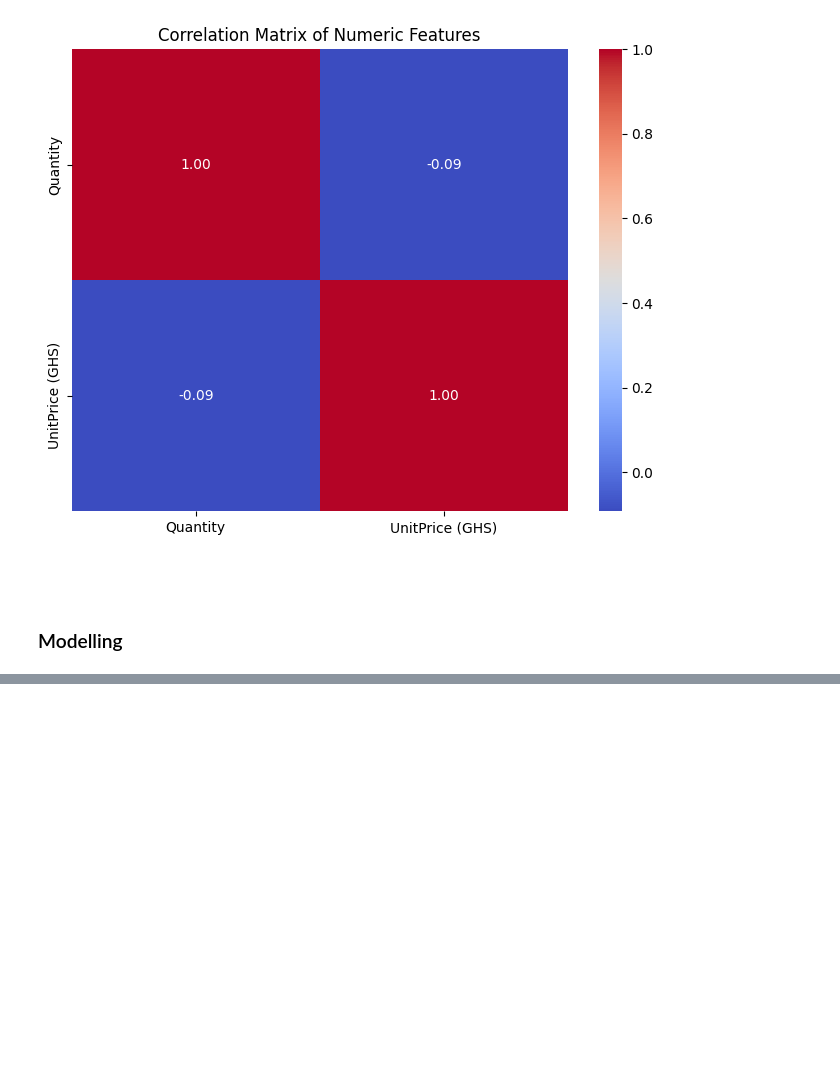
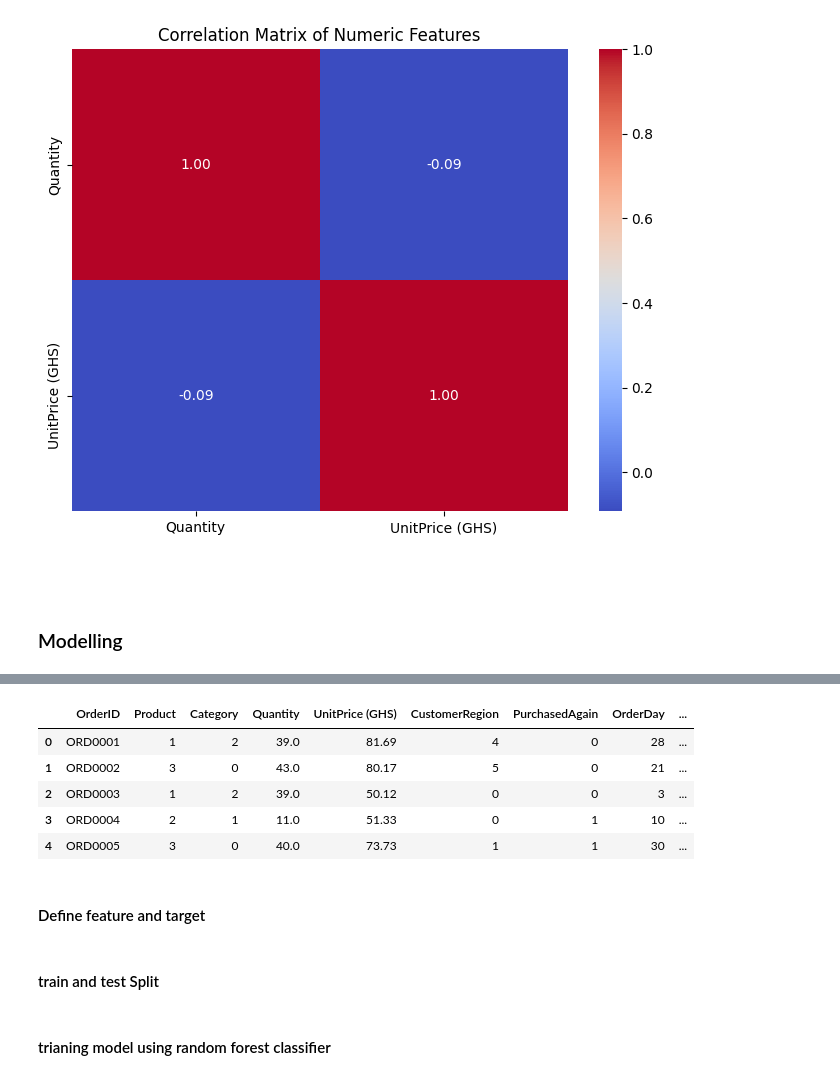
Before and after one commit to mancatha/Data-Assessment-, a Jupyter notebook: notebook.ipynb, the cells around one changed output, grey strips where cells are left out. Saved outputs shown, nothing was run; the diff lists cells and outputs as text; code cells hidden in the pictures; blank space fills up the shorter version.

```diff
--- a/notebook.ipynb
+++ b/notebook.ipynb
@@ -291,0 +307,17 @@ plt.show()
+# %%
+le = LabelEncoder()
+df['PurchasedAgain'] = le.fit_transform(df['PurchasedAgain'])  # Yes=1, No=0
+df['Product'] = le.fit_transform(df['Product'])
+df['Category'] = le.fit_transform(df['Category'])
+df['CustomerRegion'] = le.fit_transform(df['CustomerRegion'])
+# %%
+df.head(5)
+# %% [output]
+|  | OrderID | Product | Category | Quantity | UnitPrice (GHS) | CustomerRegion | PurchasedAgain | OrderDay | ... |
+| 0 | ORD0001 | 1 | 2 | 39.0 | 81.69 | 4 | 0 | 28 | ... |
+| 1 | ORD0002 | 3 | 0 | 43.0 | 80.17 | 5 | 0 | 21 | ... |
+| 2 | ORD0003 | 1 | 2 | 39.0 | 50.12 | 0 | 0 | 3 | ... |
+| 3 | ORD0004 | 2 | 1 | 11.0 | 51.33 | 0 | 1 | 10 | ... |
+| 4 | ORD0005 | 3 | 0 | 40.0 | 73.73 | 1 | 1 | 30 | ... |
+# %% [markdown]
+#### Define feature and target
@@ -291,0 +330,2 @@ plt.show()
+# %% [markdown]
+#### train and test Split
@@ -291,0 +335,2 @@ plt.show()
+# %% [markdown]
+#### trianing model using random forest classifier
```
Also changed, not shown: parts of 13 cells of this notebook.
